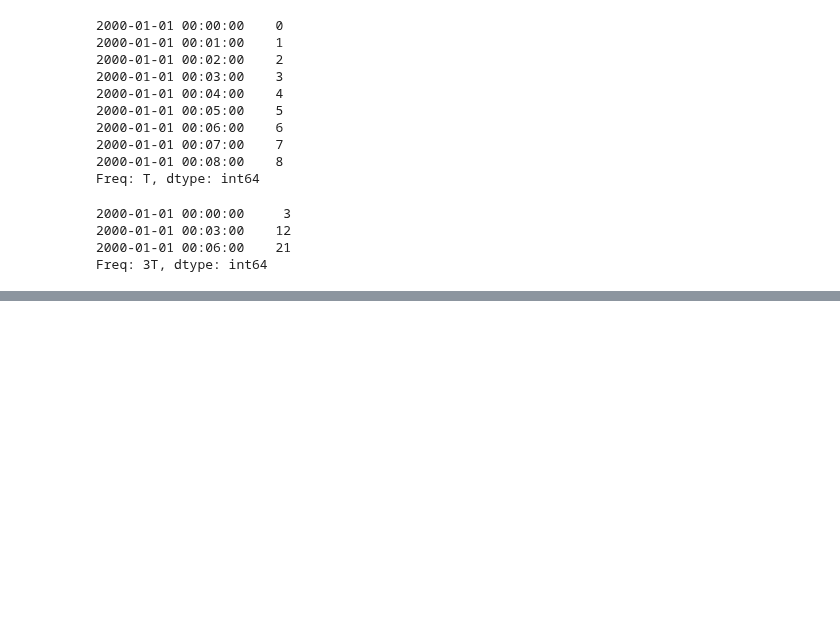
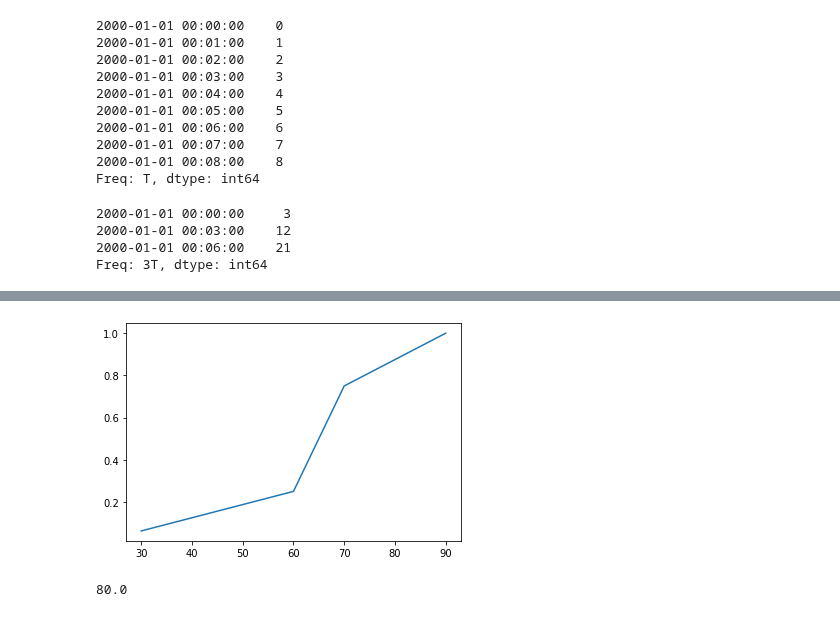
Before and after one commit to gabrielwithappy/python_study, a Jupyter notebook: Python_Basic.ipynb, the cells around one changed output, grey strips where cells are left out. Saved outputs shown, nothing was run; the diff lists cells and outputs as text; code cells hidden in the pictures; blank space fills up the shorter version.

```diff
--- a/Python_Basic.ipynb
+++ b/Python_Basic.ipynb
@@ -1871,0 +2014,8 @@ Freq: 3T, dtype: int64
+# %%
+h = plt.plot(prob.index, custm.cdf(prob.index))
+# %% [output]
+[figure, added]
+# %%
+custm.ppf(0.8)
+# %% [output]
+80.0
```
Also changed, not shown: parts of 11 cells of this notebook.
